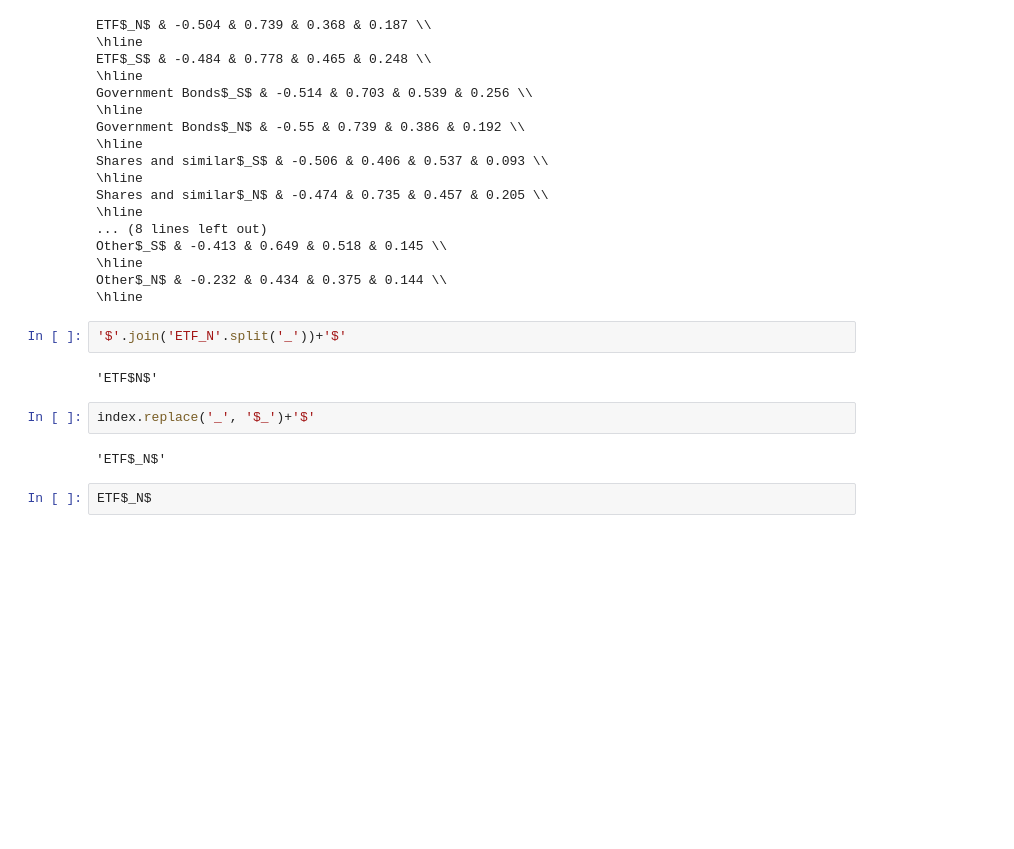
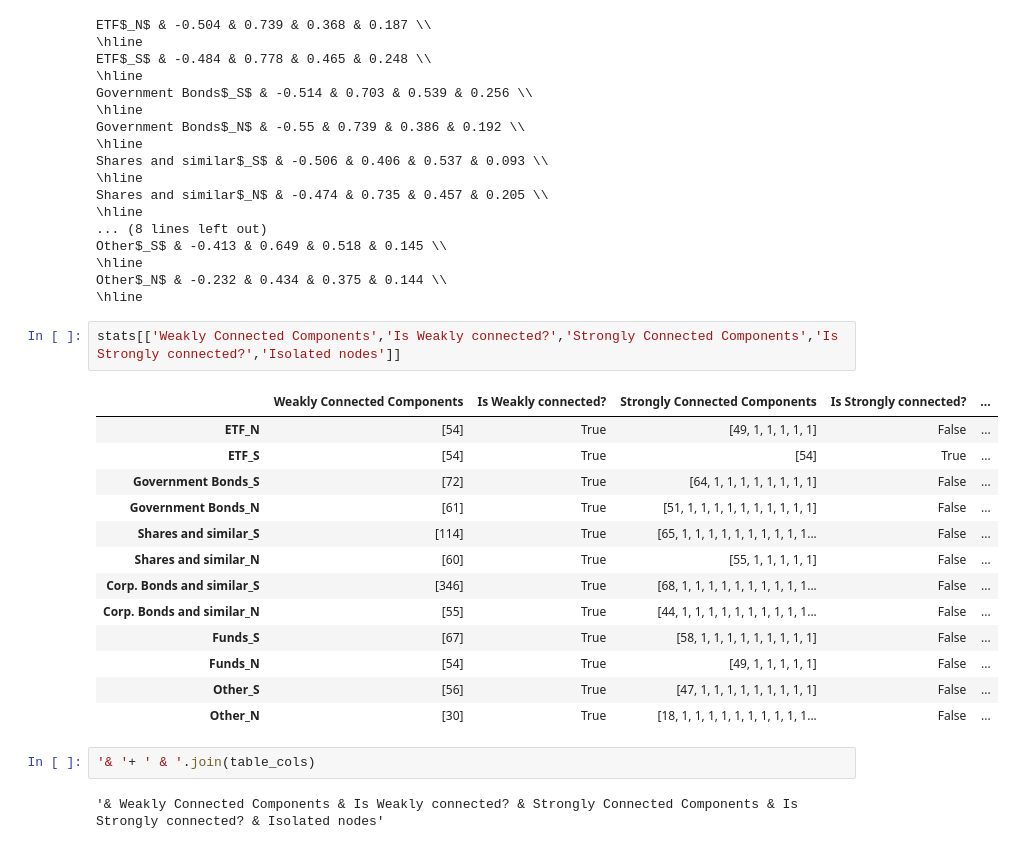
Before and after one commit to Andreaierardi/Master-Thesis-SNA-Borsa-Italiana, a Jupyter notebook: Notebooks/Extract summary table.ipynb, the cells around one changed output. Saved outputs shown, nothing was run; the diff lists cells and outputs as text; blank space fills up the shorter version.

```diff
--- a/Notebooks/Extract summary table.ipynb
+++ b/Notebooks/Extract summary table.ipynb
@@ -142,13 +111,23 @@ Other$_S$ & -0.413 & 0.649 & 0.518 & 0.145 \\
 \hline
 Other$_N$ & -0.232 & 0.434 & 0.375 & 0.144 \\
 \hline
-# %%
-'$'.join('ETF_N'.split('_'))+'$'
-# %% [output]
-'ETF$N$'
-# %%
-index.replace('_', '$_')+'$'
-# %% [output]
-'ETF$_N$'
-# %%
-ETF$_N$
+# %%
+stats[['Weakly Connected Components','Is Weakly connected?','Strongly Connected Components','Is Strongly connected?','Isolated nodes']]
+# %% [output]
+|  | Weakly Connected Components | Is Weakly connected? | Strongly Connected Components | Is Strongly connected? | ... |
+| ETF_N | [54] | True | [49, 1, 1, 1, 1, 1] | False | ... |
+| ETF_S | [54] | True | [54] | True | ... |
+| Government Bonds_S | [72] | True | [64, 1, 1, 1, 1, 1, 1, 1, 1] | False | ... |
+| Government Bonds_N | [61] | True | [51, 1, 1, 1, 1, 1, 1, 1, 1, 1, 1] | False | ... |
+| Shares and similar_S | [114] | True | [65, 1, 1, 1, 1, 1, 1, 1, 1, 1, 1... | False | ... |
+| Shares and similar_N | [60] | True | [55, 1, 1, 1, 1, 1] | False | ... |
+| Corp. Bonds and similar_S | [346] | True | [68, 1, 1, 1, 1, 1, 1, 1, 1, 1, 1... | False | ... |
+| Corp. Bonds and similar_N | [55] | True | [44, 1, 1, 1, 1, 1, 1, 1, 1, 1, 1... | False | ... |
+| Funds_S | [67] | True | [58, 1, 1, 1, 1, 1, 1, 1, 1, 1] | False | ... |
+| Funds_N | [54] | True | [49, 1, 1, 1, 1, 1] | False | ... |
+| Other_S | [56] | True | [47, 1, 1, 1, 1, 1, 1, 1, 1, 1] | False | ... |
+| Other_N | [30] | True | [18, 1, 1, 1, 1, 1, 1, 1, 1, 1, 1... | False | ... |
+# %%
+'& '+ ' & '.join(table_cols)
+# %% [output]
+'& Weakly Connected Components & Is Weakly connected? & Strongly Connected Components & Is Strongly connected? & Isolated nodes'
```
Also changed, not shown: parts of 5 cells of this notebook.
